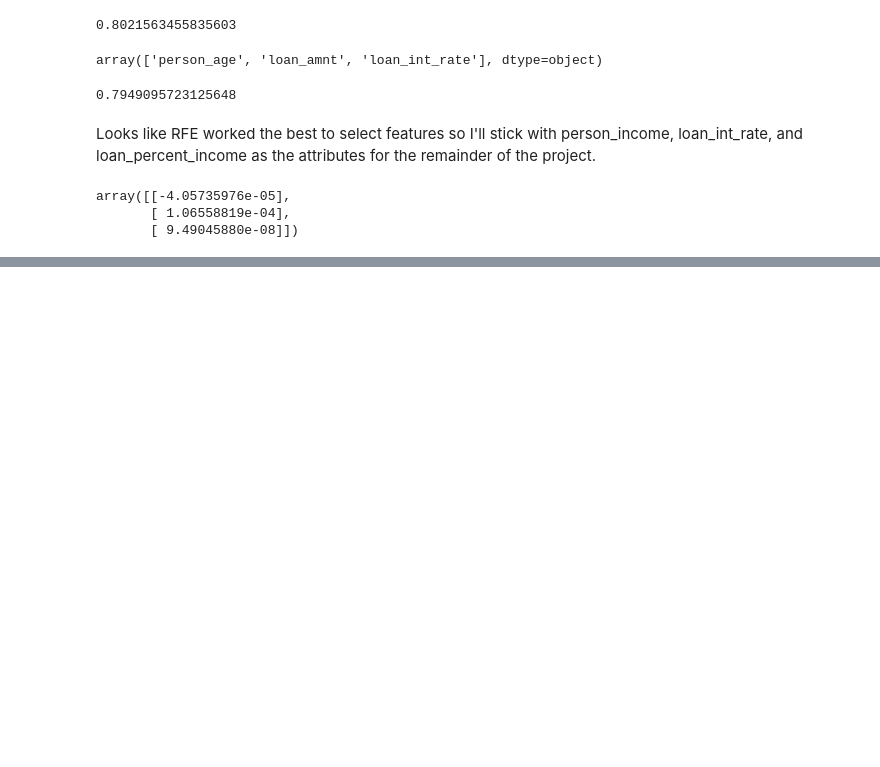
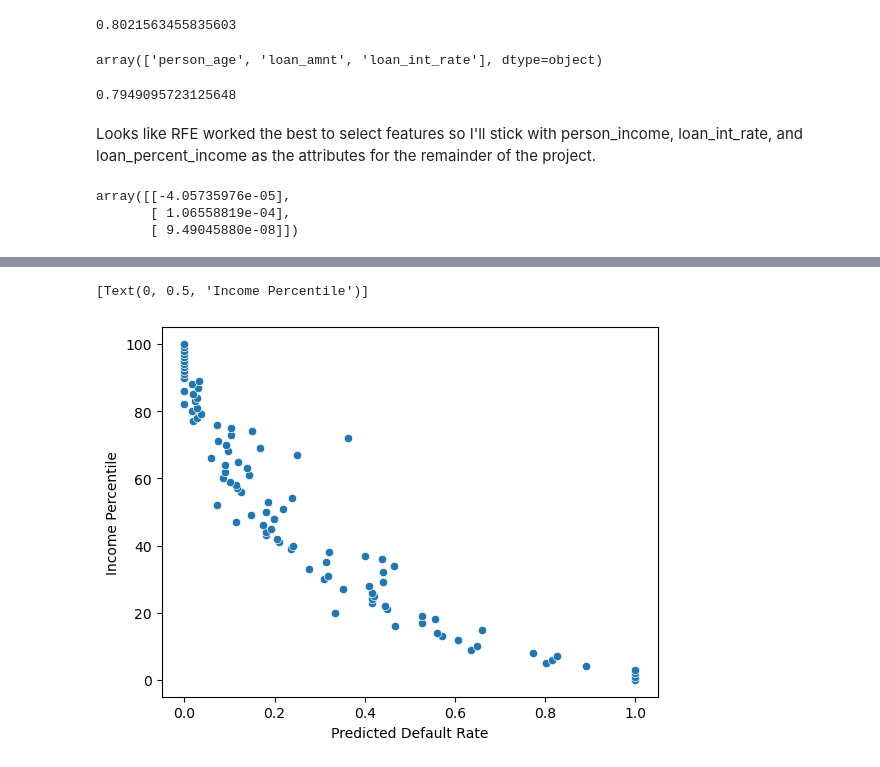
Before and after one commit to ShadowedSpace/ShadowedSpace.github.io, a Jupyter notebook: posts/BP2/BP2.ipynb, the cells around one changed output, grey strips where cells are left out. Drawn from its saved outputs; the diff is of its cells as text; code cells hidden in the pictures; blank space fills up the shorter version.

```diff
--- a/posts/BP2/BP2.ipynb
+++ b/posts/BP2/BP2.ipynb
@@ -229,0 +293,11 @@ A threshold of 1.00 gives an accuracy of 0.79 and an average profit of -24102760
+# %%
+X_test['inc_percentile'] = round(X_test['person_income'].rank(pct = True), 2) * 100
+grouped_data = X_test.groupby(['inc_percentile'])['y_pred_test'].mean()
+grouped_data = pd.DataFrame(grouped_data)
+
+ax = sns.scatterplot(data=grouped_data, x='y_pred_test', y='inc_percentile')
+ax.set(xlabel = "Predicted Default Rate")
+ax.set(ylabel = "Income Percentile")
+# %% [output]
+[Text(0, 0.5, 'Income Percentile')]
+[figure, added]
```
Also changed, not shown: parts of 21 cells of this notebook, 7 other files.
